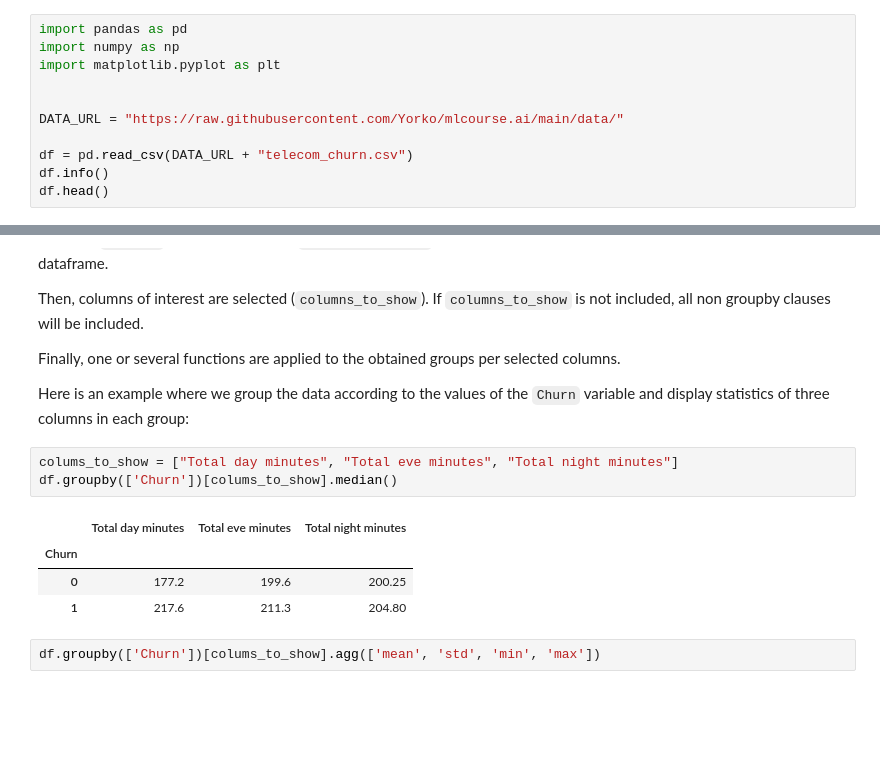
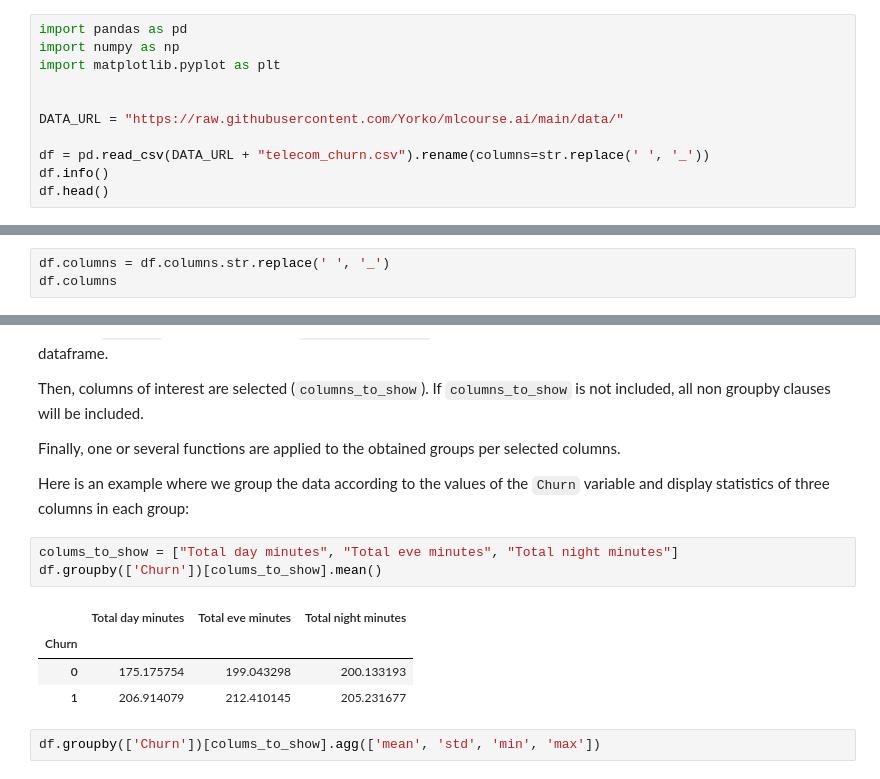
Before and after one commit to farhanzafrani/advanced_machine_learning_methodolgies, a Jupyter notebook: data_exploration.ipynb, the cells around one changed output, grey strips where cells are left out. Cells and saved outputs as stored; diff of their text form; blank space fills up the shorter version.

```diff
--- a/data_exploration.ipynb
+++ b/data_exploration.ipynb
@@ -6,7 +6,7 @@ import matplotlib.pyplot as plt
 
 DATA_URL = "https://raw.githubusercontent.com/Yorko/mlcourse.ai/main/data/"
 
-df = pd.read_csv(DATA_URL + "telecom_churn.csv")
+df = pd.read_csv(DATA_URL + "telecom_churn.csv").rename(columns=str.replace(' ', '_'))
 df.info()
 df.head()
 # %% [output]
@@ -209,0 +214,3 @@ dtype: object
+# %%
+df.columns = df.columns.str.replace(' ', '_')
+df.columns
@@ -234,12 +302,12 @@ Finally, one or several functions are applied to the obtained groups per selecte
 Here is an example where we group the data according to the values of the `Churn` variable and display statistics of three columns in each group:
 # %%
 colums_to_show = ["Total day minutes", "Total eve minutes", "Total night minutes"]
-df.groupby(['Churn'])[colums_to_show].median()
+df.groupby(['Churn'])[colums_to_show].mean()
 # %% [output]
 |  | Total day minutes | Total eve minutes | Total night minutes |
 | Churn |  |  |  |
-| 0 | 177.2 | 199.6 | 200.25 |
-| 1 | 217.6 | 211.3 | 204.80 |
+| 0 | 175.175754 | 199.043298 | 200.133193 |
+| 1 | 206.914079 | 212.410145 | 205.231677 |
 # %%
 df.groupby(['Churn'])[colums_to_show].agg(['mean', 'std', 'min', 'max'])
 # %% [output]
```
Also changed, not shown: parts of 16 cells of this notebook.
